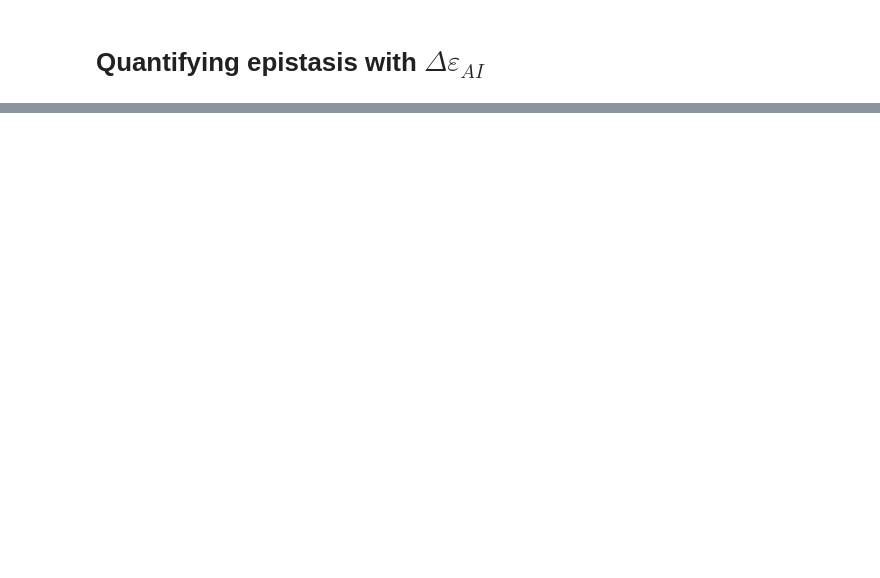
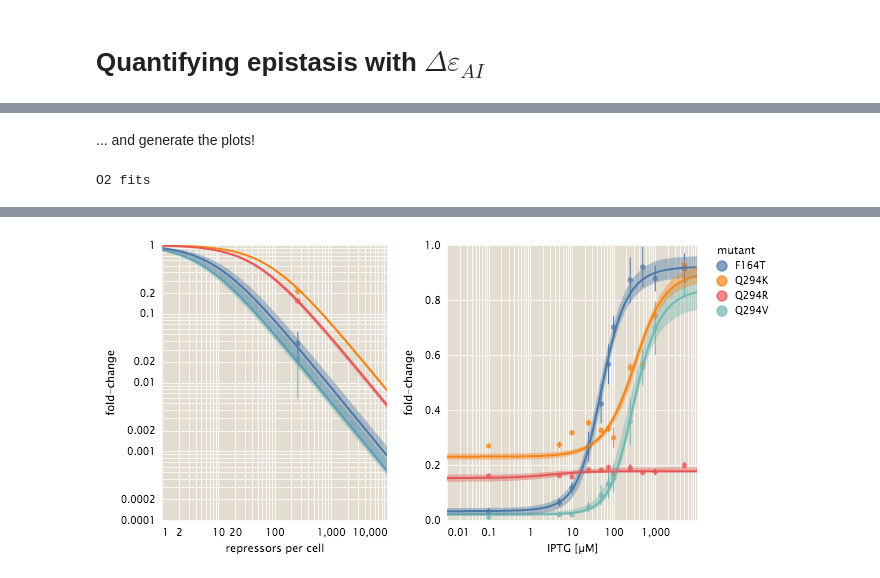
Before and after one commit to RPGroup-PBoC/mwc_mutants, a Jupyter notebook: code/analysis/analysis_with_allosteric_energy_fitting.ipynb, the cells around one changed output, grey strips where cells are left out. Saved outputs shown, nothing was run; the diff lists cells and outputs as text; code cells hidden in the pictures; blank space fills up the shorter version.

```diff
--- a/code/analysis/analysis_with_allosteric_energy_fitting.ipynb
+++ b/code/analysis/analysis_with_allosteric_energy_fitting.ipynb
@@ -363,0 +102,37 @@ dna
+# %%
+# Define the wild-type DNA binding energies.
+op_dict = {'O1':-15.3, 'O2':-13.9, 'O3':-9.7}
+
+# Assemble the mutant identities for efficient sampling.
+ind_idx = {m: i+1 for i, m in enumerate(leak['mutant'].unique())}
+idx_key = {i+1:m for i, m in enumerate(leak['mutant'].unique())}
+for m in leak['mutant'].unique():
+    O2.loc[O2['mutant'] == m, 'idx']= ind_idx[m]
+    leak.loc[leak['mutant'] == m, 'idx']= ind_idx[m]
+
+# Assemble the data dictionary for sampling.
+data_dict = {'J':len(leak['mutant'].unique()), 'N_leak':len(leak), 'N':len(O2),
+            'idx_leak':leak['idx'].values.astype(int),
+             'idx':O2['idx'].values.astype(int), 'R':260, 'Nns':4.6E6,
+            'epR':op_dict['O2'], 'n_sites':2, 'c':O2['IPTGuM'],
+            'fc_leak':leak['fold_change'], 'fc':O2['fold_change']}
+
+# Sample the model and convert to a data frame.
+print('beginning sampling....')
+sampling = inducer_model.sampling(data_dict, iter=10000, chains=4)
+sampling_df = mut.bayes.chains_to_dataframe(sampling)
+print('....finished!')
+
+# Rename the columns.
+rename = {}
+for p in sampling_df.keys():
+    if '.' in p:
+        param, key = p.split('.')
+        rename[p] = '{}.{}'.format(param, idx_key[key])
+sampling_df.rename(columns=rename, inplace=True)
+
+# Convert dataframe to longform tidy
+tidy_df = mut.bayes.longform_mcmc_df(sampling_df)
+
+# Compute the statistics.
+inducer_stats = mut.stats.compute_statistics(sampling_df)
@@ -363,0 +228,5 @@ dna
+# %%
+# Call the function on our data.
+fit_df = compute_fits(O2['mutant'].unique(), op_dict, inducer_stats, sampling_df)
+# %% [markdown]
+... and generate the plots!
@@ -363,0 +295,5 @@ dna
+# %%
+print('O2 fits')
+plot_fits(fit_df, ind, operator='O2')
+# %% [output]
+O2 fits
@@ -363,0 +301 @@ dna
+[figure, added]
```
Also changed, not shown: parts of 41 cells of this notebook, 14 other files.
